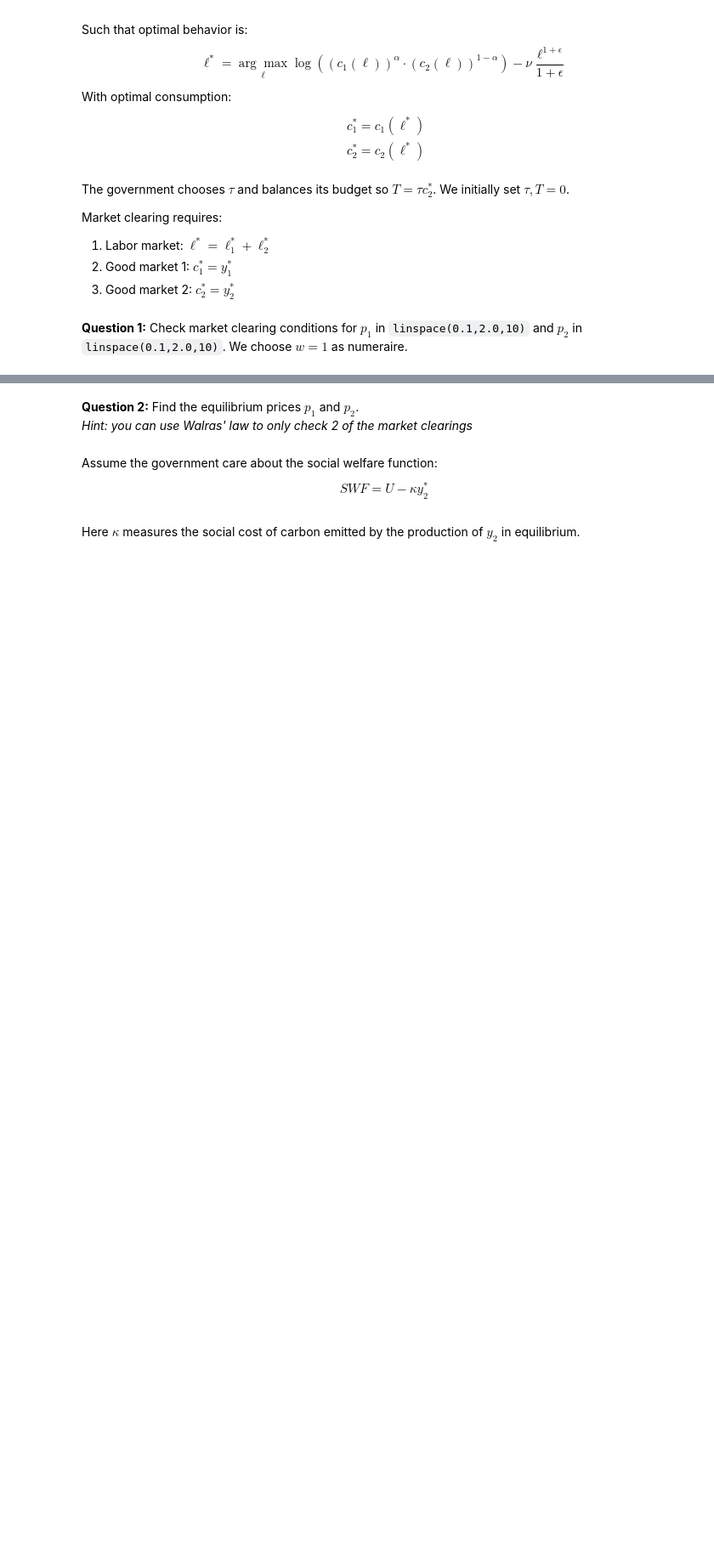
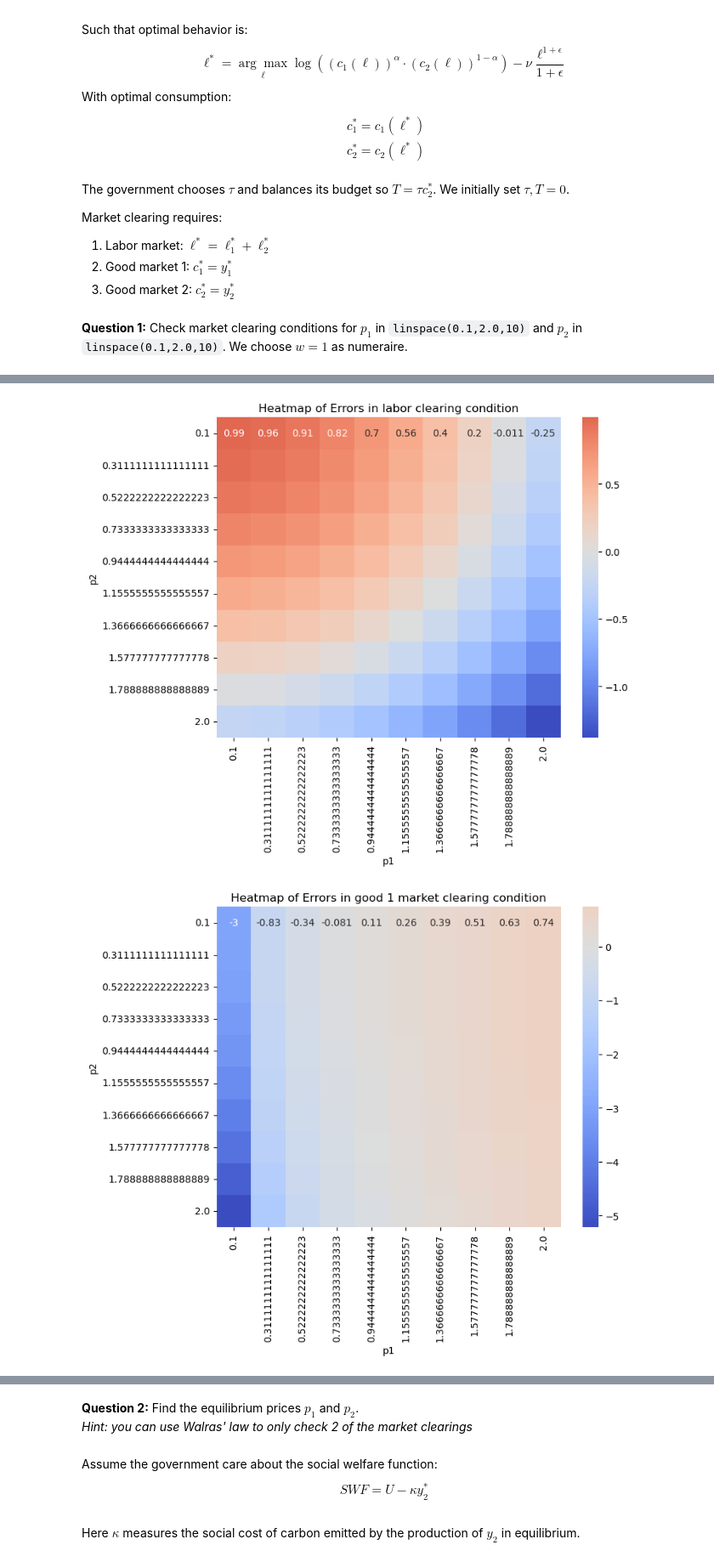
Before and after one commit to NumEconCopenhagen/projects-2024-thomas-lucas-jacob, a Jupyter notebook: examproject/exam_2024.ipynb, the cells around one changed output, grey strips where cells are left out. Shown at 85% size. Drawn from its saved outputs; the diff is of its cells as text; code cells hidden in the pictures; blank space fills up the shorter version.

```diff
--- a/examproject/exam_2024.ipynb
+++ b/examproject/exam_2024.ipynb
@@ -222,0 +173,36 @@ Above are three grafes showing which p1 price clears the labor market, the marke
+# %%
+# Pivot the DataFrame to have p1 as columns, p2 as index, and error as values
+df_pivot_labor = df_labor_error_sorted.pivot(index='p2', columns='p1', values='error')
+df_pivot_good1 = df_good1_error_sorted.pivot(index='p2', columns='p1', values='error')
+df_pivot_good2 = df_good2_error_sorted.pivot(index='p2', columns='p1', values='error')
+
+# Create the heatmap
+plt.figure(figsize=(8, 6))
+sns.heatmap(df_pivot_labor, annot=True, cmap="coolwarm", center=0)
+# Set labels and title
+plt.xlabel('p1')
+plt.ylabel('p2')
+plt.title('Heatmap of Errors in labor clearing condition')
+# Display the heatmap
+plt.show()
+
+plt.figure(figsize=(8, 6))
+sns.heatmap(df_pivot_good1, annot=True, cmap="coolwarm", center=0)
+# Set labels and title
+plt.xlabel('p1')
+plt.ylabel('p2')
+plt.title('Heatmap of Errors in good 1 market clearing condition')
+# Display the heatmap
+plt.show()
+
+plt.figure(figsize=(8, 6))
+sns.heatmap(df_pivot_good2, annot=True, cmap="coolwarm", center=0)
+# Set labels and title
+plt.xlabel('p1')
+plt.ylabel('p2')
+plt.title('Heatmap of Errors in good 2 market clearing condition')
+# Display the heatmap
+plt.show()
+# %% [output]
+[figure, added]
+[figure, added]
```
Also changed, not shown: parts of 14 cells of this notebook.
